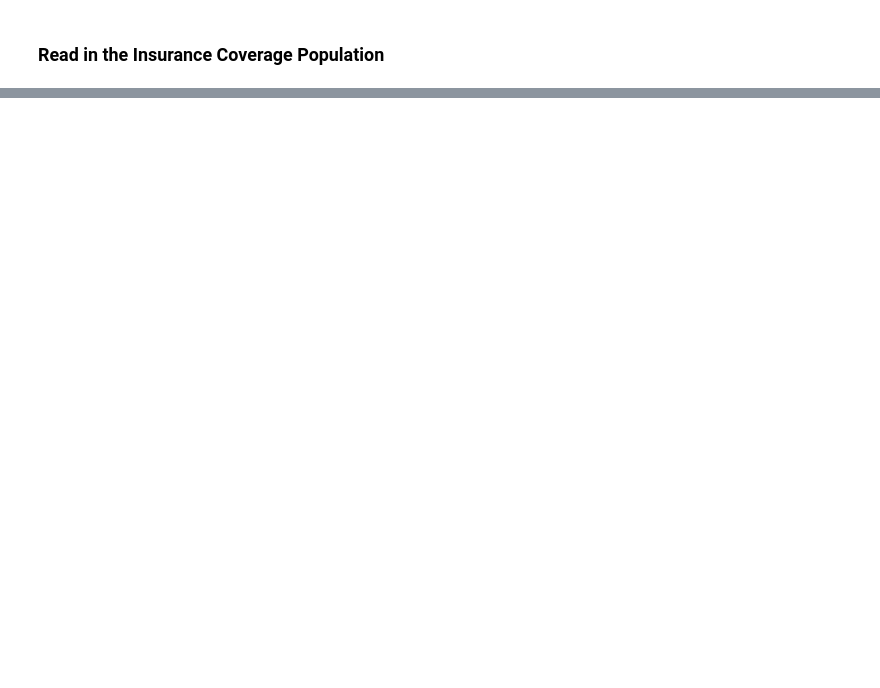
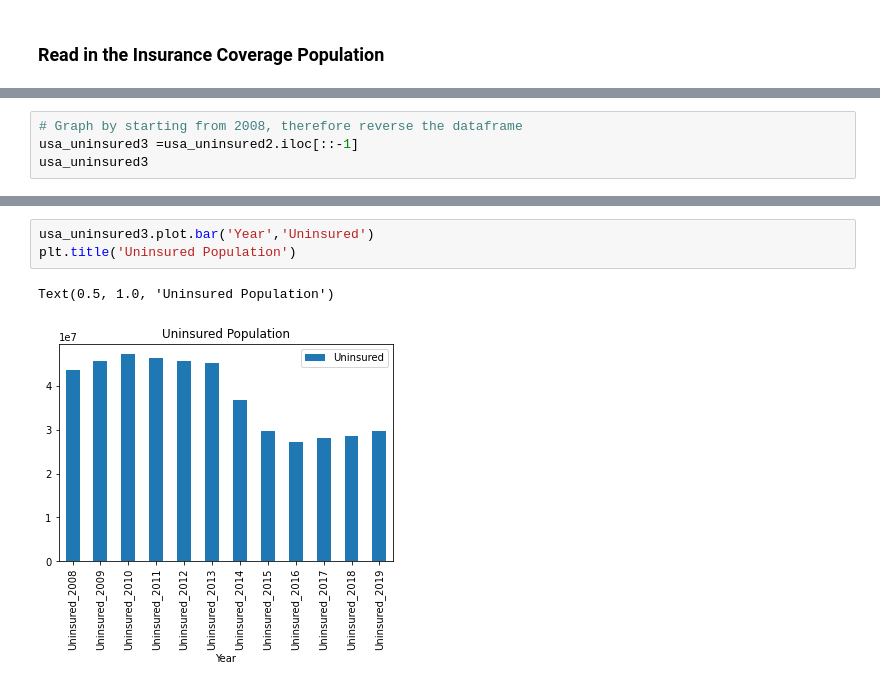
Before and after one commit to dpatelaqua/silver-health, a Jupyter notebook: notebook/capstone_step1.ipynb, the cells around one changed output, grey strips where cells are left out. Drawn from its saved outputs; the diff is of its cells as text; blank space fills up the shorter version.

```diff
--- a/notebook/capstone_step1.ipynb
+++ b/notebook/capstone_step1.ipynb
@@ -374,0 +423,4 @@ memory usage: 5.4+ KB
+# %%
+# Graph by starting from 2008, therefore reverse the dataframe
+usa_uninsured3 =usa_uninsured2.iloc[::-1]
+usa_uninsured3
@@ -374,0 +441,6 @@ memory usage: 5.4+ KB
+# %%
+usa_uninsured3.plot.bar('Year','Uninsured')
+plt.title('Uninsured Population')
+# %% [output]
+Text(0.5, 1.0, 'Uninsured Population')
+[figure, added]
```
Also changed, not shown: parts of 37 cells of this notebook.
